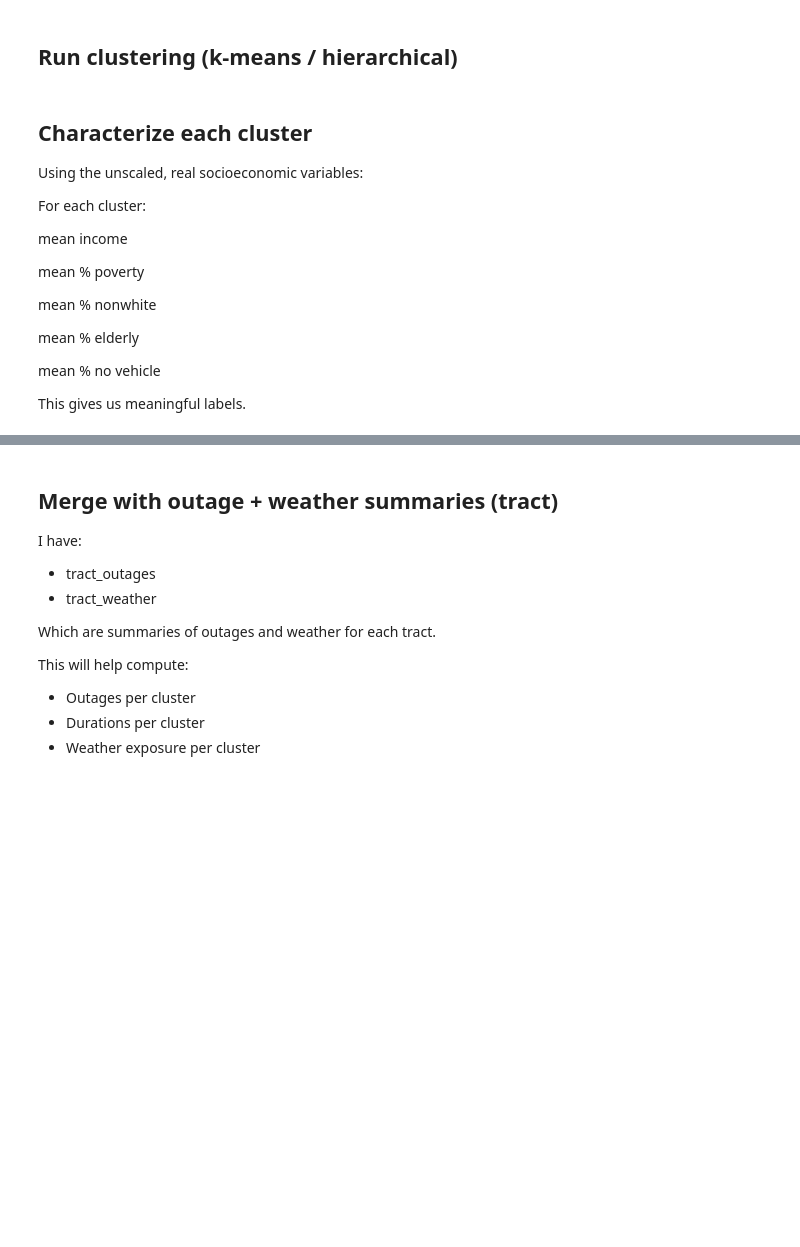
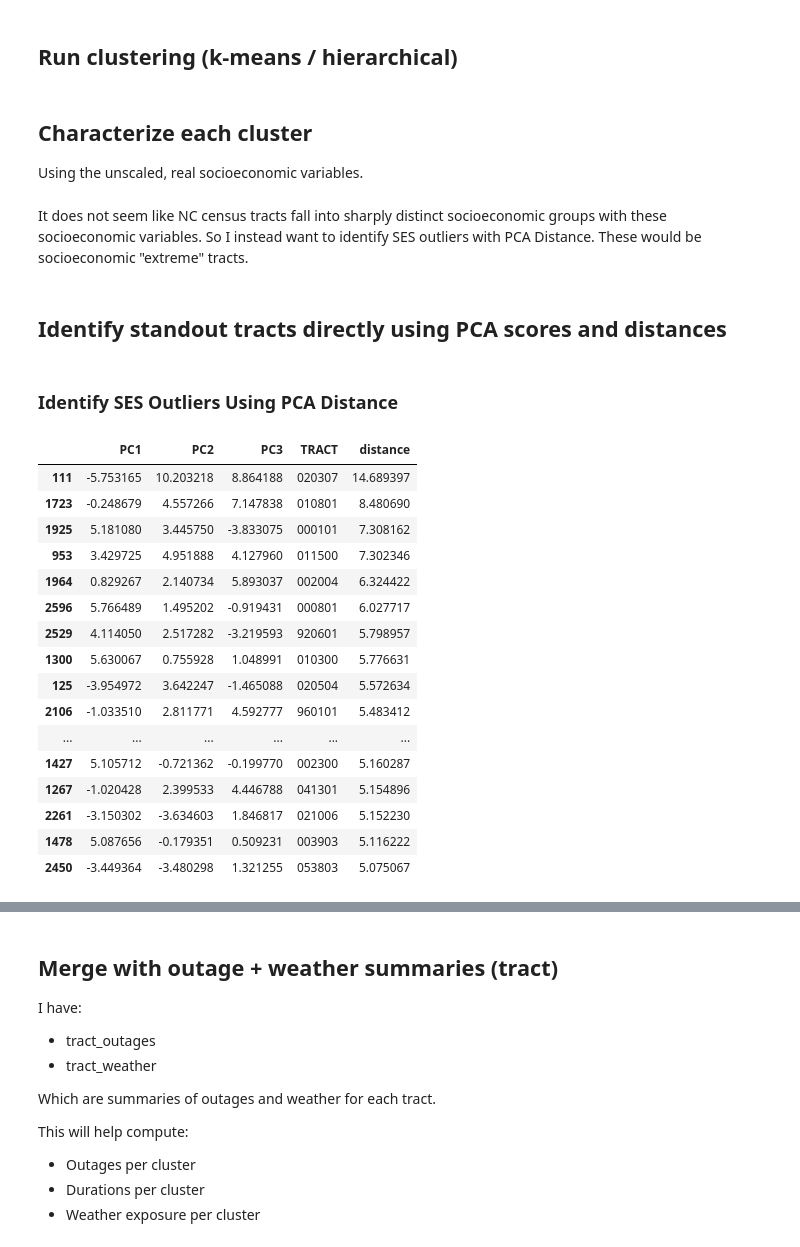
Before and after one commit to jessalynlc/MP, a Jupyter notebook: pca_socioeconomics.ipynb, the cells around one changed output, grey strips where cells are left out. Cells and saved outputs as stored; diff of their text form; code cells hidden in the pictures; blank space fills up the shorter version.

Commit message:
Start work on identifying outlier tracts based on PCA scores.

```diff
--- a/pca.ipynb
+++ b/pca_socioeconomics.ipynb
@@ -252,25 +258,11 @@ Choosing k = 3
 # %% [markdown]
 ## Run clustering (k-means / hierarchical)
 # %%
-best_k = 3
+best_k = 4
 
 kmeans = KMeans(n_clusters=best_k, random_state=42)
 socioeconomic_tract_pca_scores['cluster'] = kmeans.fit_predict(socioeconomic_tract_pca_scores)
 # %% [markdown]
 ## Characterize each cluster
 
-Using the unscaled, real socioeconomic variables:
-
-For each cluster:
-
-mean income
-
-mean % poverty
-
-mean % nonwhite
-
-mean % elderly
-
-mean % no vehicle
-
-This gives us meaningful labels.
+Using the unscaled, real socioeconomic variables.
@@ -276,0 +277,32 @@ This gives us meaningful labels.
+# %% [markdown]
+It does not seem like NC census tracts fall into sharply distinct socioeconomic groups with these socioeconomic variables. So I instead want to identify SES outliers with PCA Distance. These would be socioeconomic "extreme" tracts.
+# %% [markdown]
+## Identify standout tracts directly using PCA scores and distances
+# %% [markdown]
+### Identify SES Outliers Using PCA Distance
+# %%
+pc_df = socioeconomic_tract_pca_scores[['PC1','PC2','PC3']].copy()
+pc_df['TRACT'] = socioeconomic_tract_pca_scores['TRACT']
+
+pc_df['distance'] = np.sqrt(pc_df['PC1']**2 + pc_df['PC2']**2 + pc_df['PC3']**2)
+
+#Identifying 20 "outliers"
+pc_df.nlargest(20, 'distance')
+# %% [output]
+|  | PC1 | PC2 | PC3 | TRACT | distance |
+| 111 | -5.753165 | 10.203218 | 8.864188 | 020307 | 14.689397 |
+| 1723 | -0.248679 | 4.557266 | 7.147838 | 010801 | 8.480690 |
+| 1925 | 5.181080 | 3.445750 | -3.833075 | 000101 | 7.308162 |
+| 953 | 3.429725 | 4.951888 | 4.127960 | 011500 | 7.302346 |
+| 1964 | 0.829267 | 2.140734 | 5.893037 | 002004 | 6.324422 |
+| 2596 | 5.766489 | 1.495202 | -0.919431 | 000801 | 6.027717 |
+| 2529 | 4.114050 | 2.517282 | -3.219593 | 920601 | 5.798957 |
+| 1300 | 5.630067 | 0.755928 | 1.048991 | 010300 | 5.776631 |
+| 125 | -3.954972 | 3.642247 | -1.465088 | 020504 | 5.572634 |
+| 2106 | -1.033510 | 2.811771 | 4.592777 | 960101 | 5.483412 |
+| ... | ... | ... | ... | ... | ... |
+| 1427 | 5.105712 | -0.721362 | -0.199770 | 002300 | 5.160287 |
+| 1267 | -1.020428 | 2.399533 | 4.446788 | 041301 | 5.154896 |
+| 2261 | -3.150302 | -3.634603 | 1.846817 | 021006 | 5.152230 |
+| 1478 | 5.087656 | -0.179351 | 0.509231 | 003903 | 5.116222 |
+| 2450 | -3.449364 | -3.480298 | 1.321255 | 053803 | 5.075067 |
```
Also changed, not shown: parts of 8 cells of this notebook, 1 other file.
